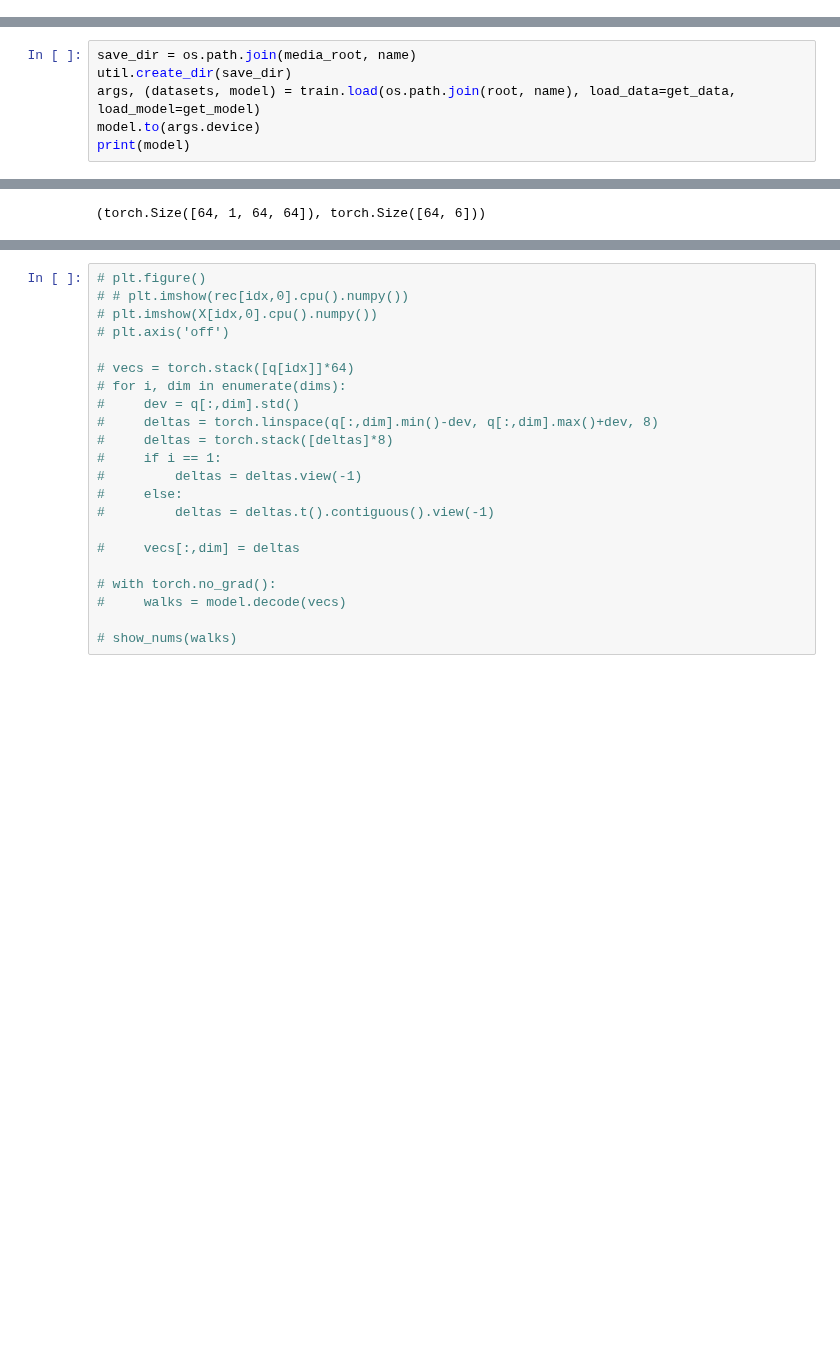
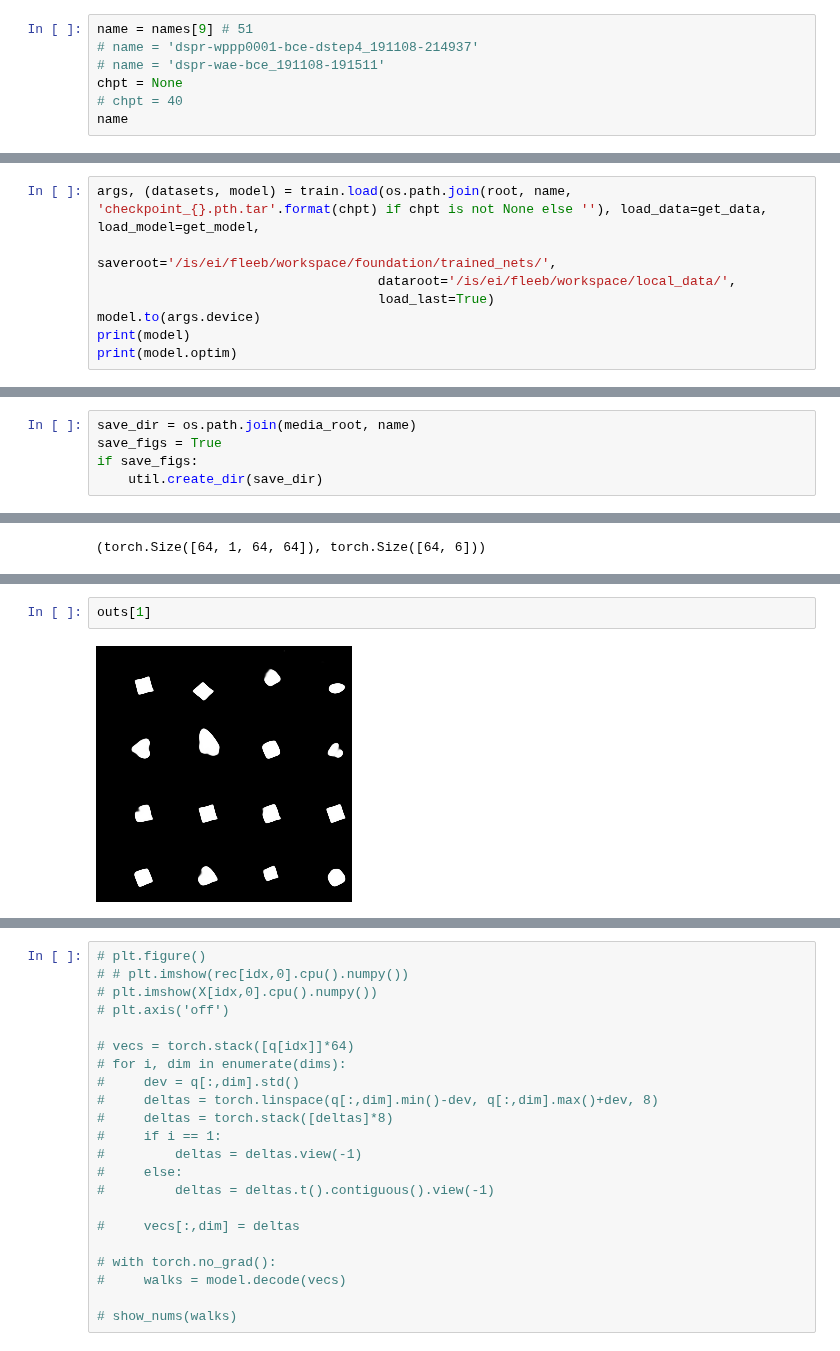
Before and after one commit to felixludos/omni-learn, a Jupyter notebook: hybrid/latent_disentanglement.ipynb, the cells around one changed output, grey strips where cells are left out. Drawn from its saved outputs; the diff is of its cells as text; blank space fills up the shorter version.

```diff
--- a/hybrid/latent_disentanglement.ipynb
+++ b/hybrid/latent_disentanglement.ipynb
@@ -56,0 +52,7 @@ name
+# %%
+name = names[9] # 51
+# name = 'dspr-wppp0001-bce-dstep4_191108-214937'
+# name = 'dspr-wae-bce_191108-191511'
+chpt = None
+# chpt = 40
+name
@@ -57,7 +61,9 @@ name
 # %%
-save_dir = os.path.join(media_root, name)
-util.create_dir(save_dir)
-args, (datasets, model) = train.load(os.path.join(root, name), load_data=get_data, load_model=get_model)
+args, (datasets, model) = train.load(os.path.join(root, name, 'checkpoint_{}.pth.tar'.format(chpt) if chpt is not None else ''), load_data=get_data, load_model=get_model,
+                                    saveroot='/is/ei/fleeb/workspace/foundation/trained_nets/',
+                                    dataroot='/is/ei/fleeb/workspace/local_data/',
+                                    load_last=True)
 model.to(args.device)
 print(model)
+print(model.optim)
 # %% [output]
@@ -80,0 +91,5 @@ Hybrid_Generator(
+# %%
+save_dir = os.path.join(media_root, name)
+save_figs = True
+if save_figs:
+    util.create_dir(save_dir)
@@ -190,0 +335,4 @@ tensor([[ -366.9489],
+# %%
+outs[1]
+# %% [output]
+[figure, added]
```
Also changed, not shown: parts of 61 cells of this notebook, 36 other files.
